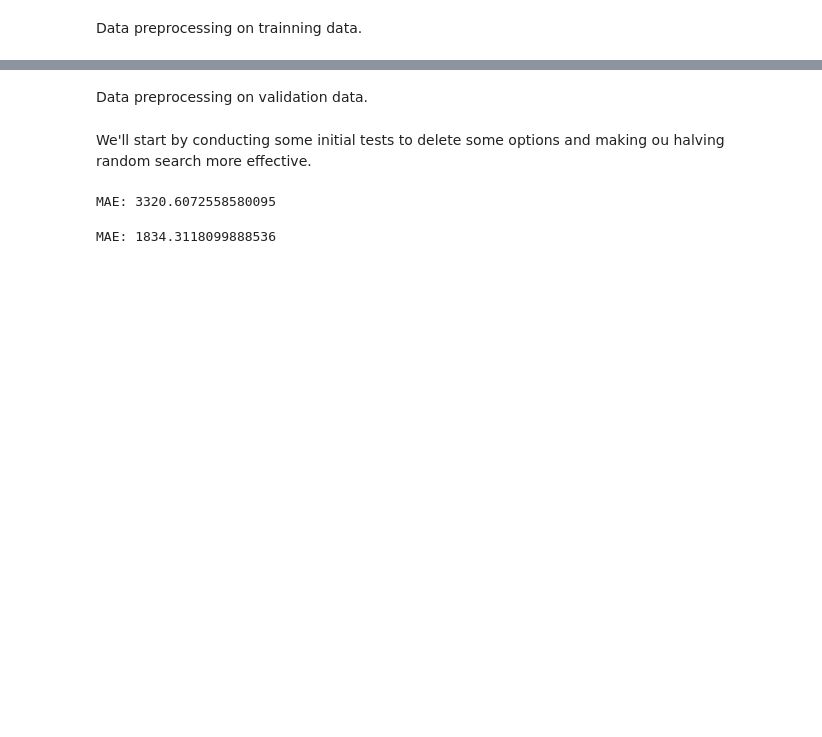
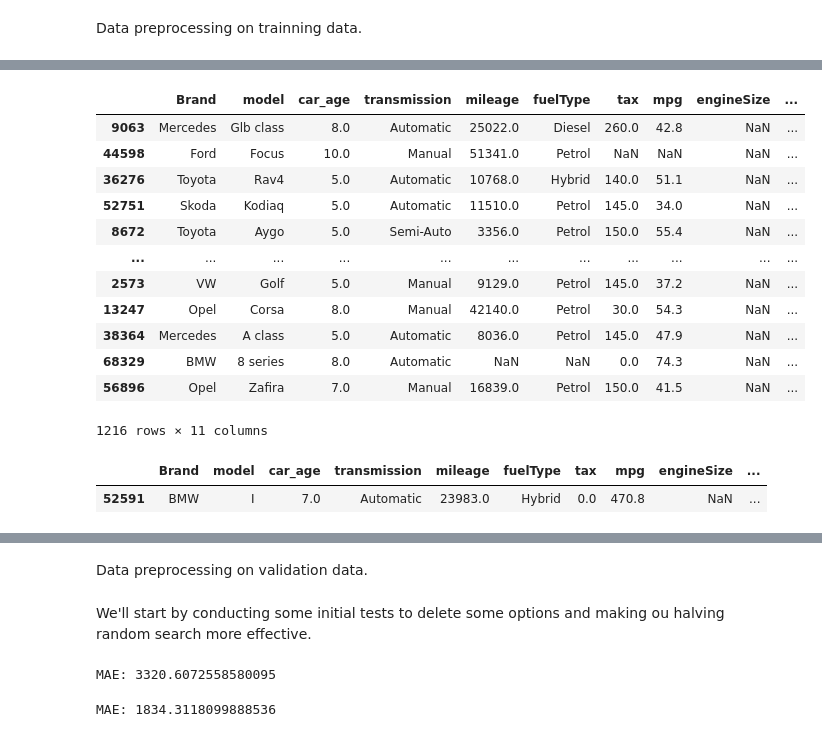
Before and after one commit to andrerangelferreira/ML_Project_Group42, a Jupyter notebook: notebooks_2nd_delivery/1.Models_Lab.ipynb, the cells around one changed output, grey strips where cells are left out. Drawn from its saved outputs; the diff is of its cells as text; code cells hidden in the pictures; blank space fills up the shorter version.

Commit message:
missing

```diff
--- a/notebooks_2nd_delivery/1.Models_Lab.ipynb
+++ b/notebooks_2nd_delivery/1.Models_Lab.ipynb
@@ -57,9 +57,6 @@ y = data["price"]
 # Modelling Testing
 # %% [markdown]
 Now, we'lll drop the missing values of "Brand", so that we can strtify the split on it.
-# %%
-data_testing = data.copy()
-data_testing.dropna(subset=["Brand"], inplace=True)
 # %%
 X_testing = data_testing.drop("price", axis= 1)
 y_testing = data_testing["price"]
@@ -68,4 +65,4 @@ X_train, X_val, y_train, y_val = train_test_split(X_testing, y_testing,
                                                     test_size= 0.3,
                                                     random_state= 7, # 7 because of Ronaldo :)
                                                     shuffle= True, # True, because the data is ordered by brands
-                                                    stratify = X["Brand"])
+                                                    )
@@ -75,7 +70,9 @@ NameError: name 'X_testing' is not defined
 Data preprocessing on trainning data.
 # %%
 od = OutliersDealer()
-mvd = MissingValuesDealer()
+mvd = MissingValuesDealer(imputation_method= "knn_modelwise")
 ed = EncodingDealer()
 sd = ScalingDealer()
 fsd = FeatureSelectionDealer(selection_method="kbest")
+# %%
+X_train = mvd.fit_transform(X_train)
@@ -81,0 +94,21 @@ fsd = FeatureSelectionDealer(selection_method="kbest")
+# %%
+X_train[X_train["engineSize"].isna()]
+# %% [output]
+|  | Brand | model | car_age | transmission | mileage | fuelType | tax | mpg | engineSize | ... |
+| 9063 | Mercedes | Glb class | 8.0 | Automatic | 25022.0 | Diesel | 260.0 | 42.8 | NaN | ... |
+| 44598 | Ford | Focus | 10.0 | Manual | 51341.0 | Petrol | NaN | NaN | NaN | ... |
+| 36276 | Toyota | Rav4 | 5.0 | Automatic | 10768.0 | Hybrid | 140.0 | 51.1 | NaN | ... |
+| 52751 | Skoda | Kodiaq | 5.0 | Automatic | 11510.0 | Petrol | 145.0 | 34.0 | NaN | ... |
+| 8672 | Toyota | Aygo | 5.0 | Semi-Auto | 3356.0 | Petrol | 150.0 | 55.4 | NaN | ... |
+| ... | ... | ... | ... | ... | ... | ... | ... | ... | ... | ... |
+| 2573 | VW | Golf | 5.0 | Manual | 9129.0 | Petrol | 145.0 | 37.2 | NaN | ... |
+| 13247 | Opel | Corsa | 8.0 | Manual | 42140.0 | Petrol | 30.0 | 54.3 | NaN | ... |
+| 38364 | Mercedes | A class | 5.0 | Automatic | 8036.0 | Petrol | 145.0 | 47.9 | NaN | ... |
+| 68329 | BMW | 8 series | 8.0 | Automatic | NaN | NaN | 0.0 | 74.3 | NaN | ... |
+| 56896 | Opel | Zafira | 7.0 | Manual | 16839.0 | Petrol | 150.0 | 41.5 | NaN | ... |
+1216 rows × 11 columns
+# %%
+X_train[X_train["model"] == "I"]
+# %% [output]
+|  | Brand | model | car_age | transmission | mileage | fuelType | tax | mpg | engineSize | ... |
+| 52591 | BMW | I | 7.0 | Automatic | 23983.0 | Hybrid | 0.0 | 470.8 | NaN | ... |
```
Also changed, not shown: parts of 7 cells of this notebook, 1 other file.
